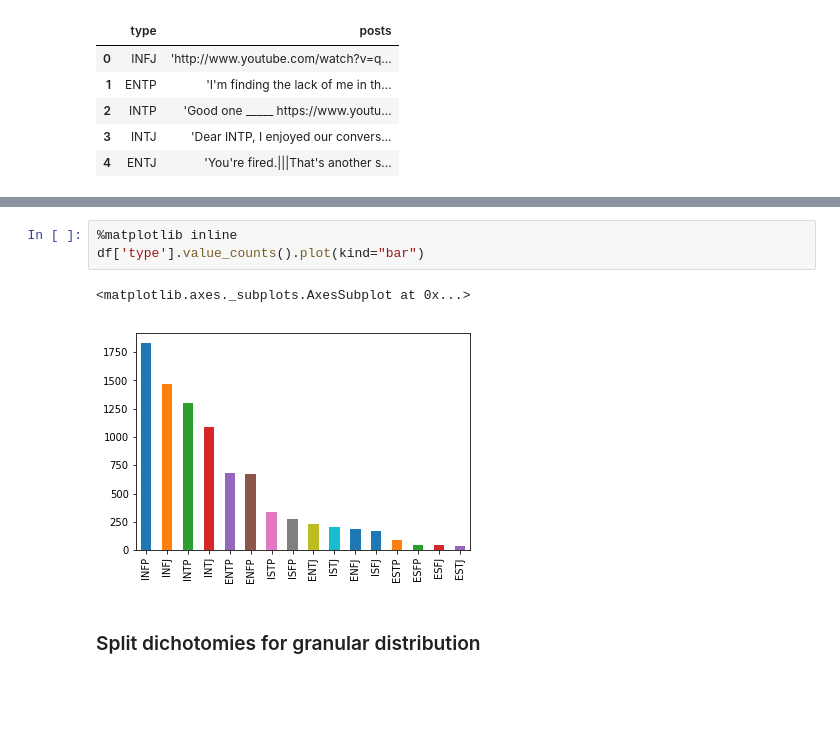
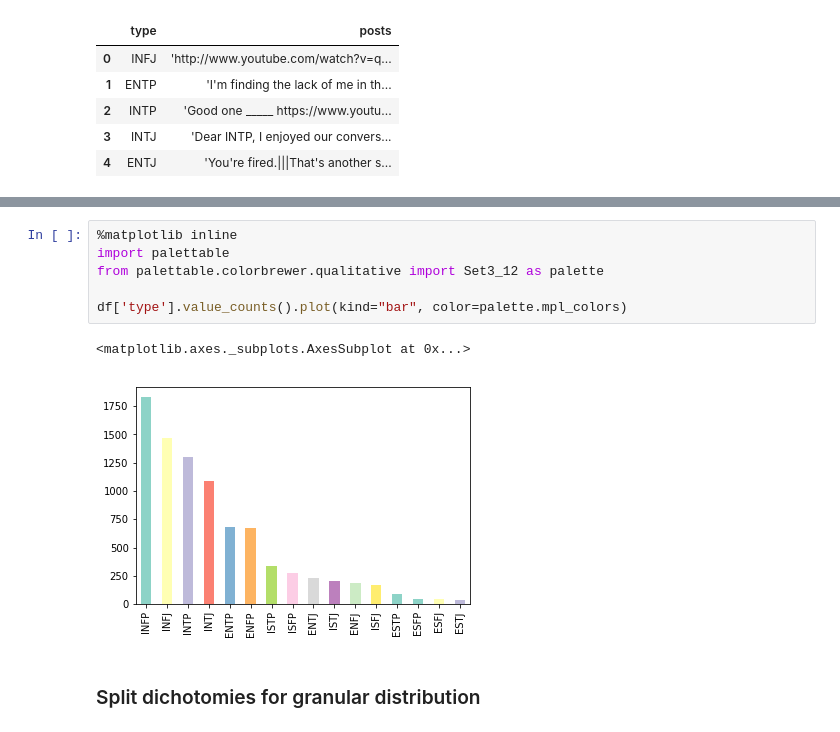
Before and after one commit to christophriley/mbti-nlp, a Jupyter notebook: Exploration.ipynb, the cells around one changed output, grey strips where cells are left out. Saved outputs shown, nothing was run; the diff lists cells and outputs as text; blank space fills up the shorter version.

```diff
--- a/Exploration.ipynb
+++ b/Exploration.ipynb
@@ -27,10 +27,13 @@ df.describe()
 | freq | 1832 | 1 |
 # %%
 %matplotlib inline
-df['type'].value_counts().plot(kind="bar")
+import palettable
+from palettable.colorbrewer.qualitative import Set3_12 as palette
+
+df['type'].value_counts().plot(kind="bar", color=palette.mpl_colors)
 # %% [output]
 <matplotlib.axes._subplots.AxesSubplot at 0x...>
-[figure, old version]
+[figure, new version]
 # %% [markdown]
 ### Split dichotomies for granular distribution
 # %%
```
Also changed, not shown: parts of 2 cells of this notebook.
